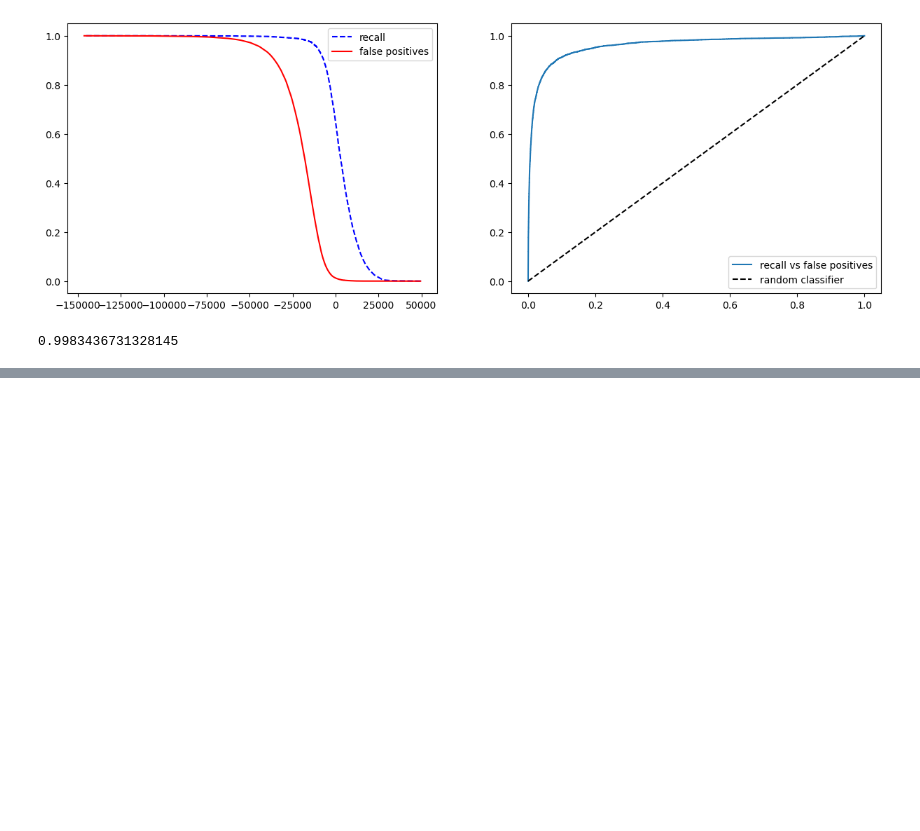
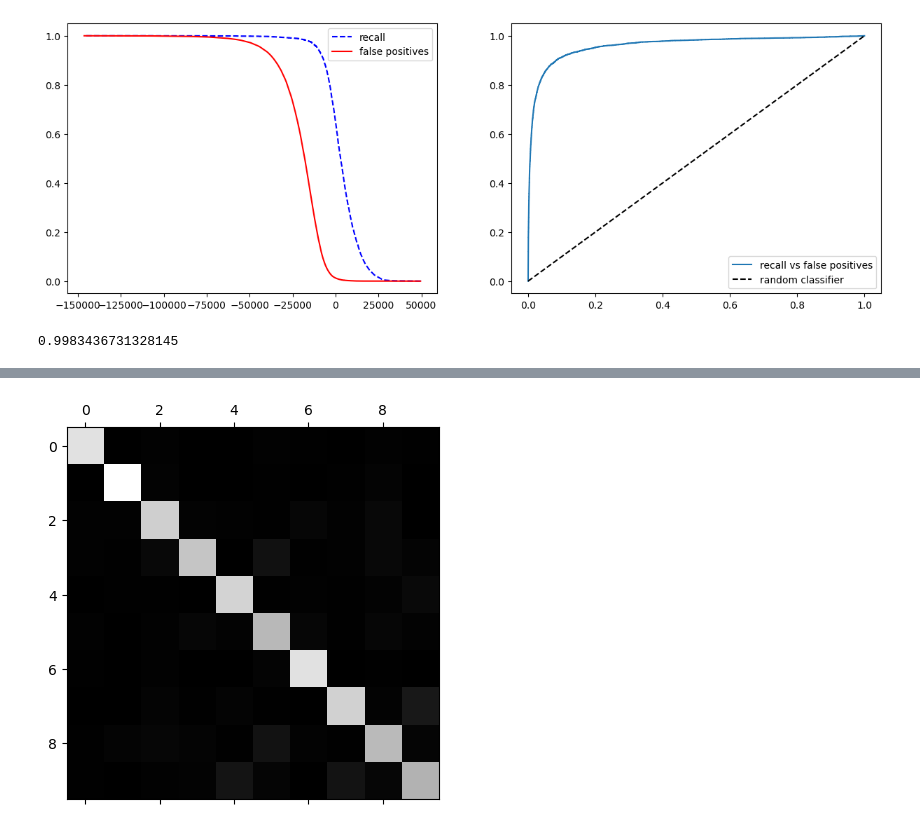
Before and after one commit to danigallart/Classification_practice, a Jupyter notebook: Classification.ipynb, the cells around one changed output, grey strips where cells are left out. Cells and saved outputs as stored; diff of their text form; code cells hidden in the pictures; blank space fills up the shorter version.

```diff
--- a/Classification.ipynb
+++ b/Classification.ipynb
@@ -254,0 +287,6 @@ ValueError: Classification metrics can't handle a mix of binary and continuous-m
+# %%
+#In the case that you want to force scikit learn to use OvR or OvO you can simply pass the classifier (binary or not) to the constructor
+from sklearn.multiclass import OneVsRestClassifier
+svm_clf2 = OneVsRestClassifier(SVC())
+# %%
+svm_clf2.fit(X_train,y_train)
@@ -254,0 +303,3 @@ ValueError: Classification metrics can't handle a mix of binary and continuous-m
+# %%
+sgd_clf.fit(X_train,y_train)
+sgd_clf.predict(X_train.iloc[[0]])
@@ -254,0 +326,5 @@ ValueError: Classification metrics can't handle a mix of binary and continuous-m
+# %%
+#compute the confusion matrix
+y_train_pred = cross_val_predict(sgd_clf,X_train,y_train,cv=3)
+conf_mtrx =confusion_matrix(y_train,y_train_pred)
+conf_mtrx
@@ -254,0 +343,5 @@ ValueError: Classification metrics can't handle a mix of binary and continuous-m
+# %%
+plt.matshow(conf_mtrx, cmap=plt.cm.gray)
+plt.show()
+# %% [output]
+[figure, added]
```
Also changed, not shown: parts of 30 cells of this notebook.
